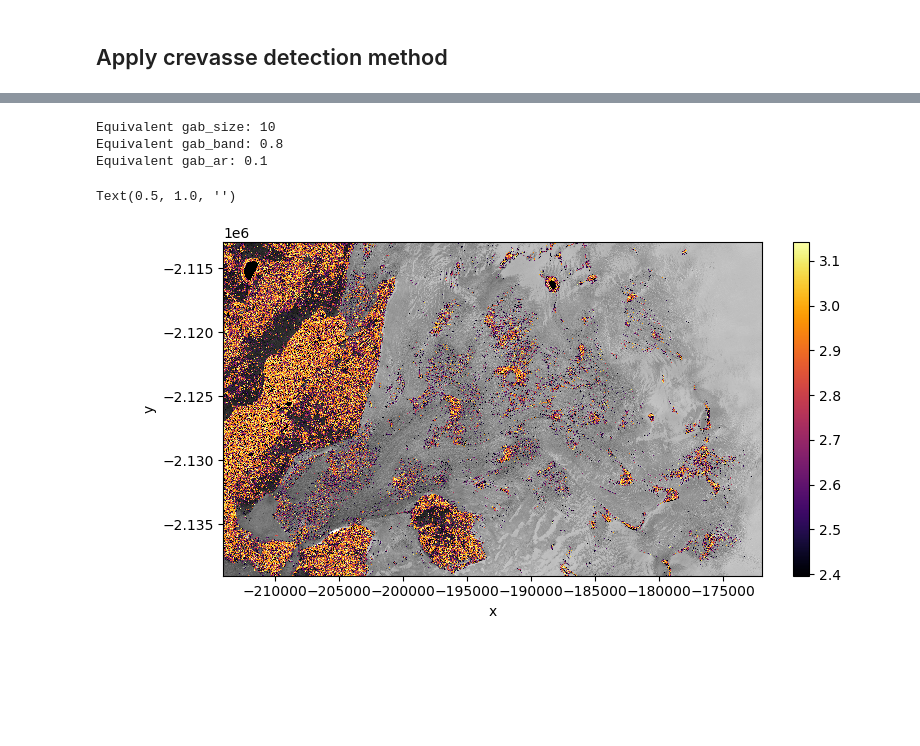
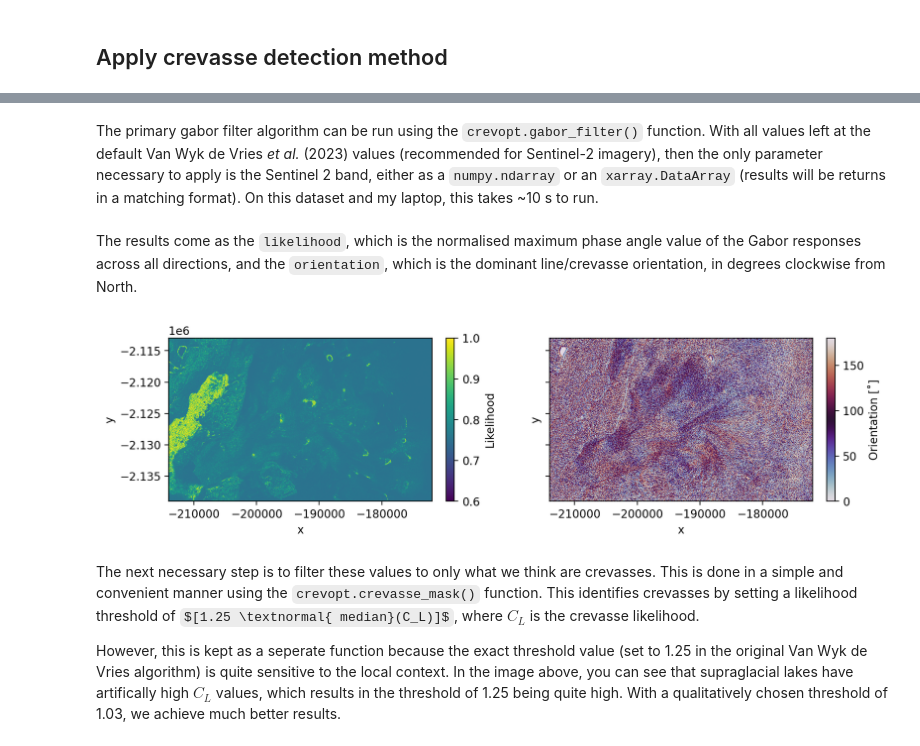
Before and after one commit to trchudley/crevopt, a Jupyter notebook: example_notebook.ipynb, the cells around one changed output, grey strips where cells are left out. Drawn from its saved outputs; the diff is of its cells as text; code cells hidden in the pictures; some formulas as TeX source; blank space fills up the shorter version.

Commit message:
revamp functions and update documentation

```diff
--- a/example_notebook.ipynb
+++ b/example_notebook.ipynb
@@ -36,47 +53,27 @@ scene_arr = scene.values.squeeze()
-# %%
-
-# defaults
-lambd=10
-sigma=4
-gamma=0.1
-mask_clip_thresh = 1.25
-
-# recalculate in MVdW variables for referecne
-print(f'Equivalent gab_size: {lambd}')
-print(f'Equivalent gab_band: {sigma / lambd/ 0.5}')
-print(f'Equivalent gab_ar: {gamma}')
-
-# Apply detection script
-mag_arr, dir_arr = crevopt.detect(
-    scene_arr,
-    lambd=lambd,
-    sigma=sigma,
-    gamma=gamma,
-    mask=True,
-    mask_clip_thresh=mask_clip_thresh,
-)
-
-# Hacky way to make the arrays back into a rioxarray
-mag = scene * 0 + mag_arr
-dir = scene * 0 + dir_arr
-# %% [output]
-Equivalent gab_size: 10
-Equivalent gab_band: 0.8
-Equivalent gab_ar: 0.1
-# %%
-plt.close()
-fig, ax = plt.subplots(layout='constrained', figsize=(7.5,4), sharex=True, sharey=True)
-
-scene.plot(cmap='Greys_r', vmin=0, vmax=1.2, ax=ax, add_colorbar=False)
-
-# Show magnitude
-mag.plot(cmap='inferno', ax=ax)
-
-# Show direction
-# dir.plot(cmap='twilight', ax=ax)
-
-ax.set_aspect('equal')
-ax.set_title(None)
-# %% [output]
-Text(0.5, 1.0, '')
-[figure, removed]
+# %% [markdown]
+The primary gabor filter algorithm can be run using the `crevopt.gabor_filter()` function. With all values left at the default Van Wyk de Vries _et al._ (2023) values (recommended for Sentinel-2 imagery), then the only parameter necessary to apply is the Sentinel 2 band, either as a `numpy.ndarray` or an `xarray.DataArray` (results will be returns in a matching format). On this dataset and my laptop, this takes ~10 s to run.
+# %%
+likelihood, orientation = crevopt.gabor_filter(scene)
+# %% [markdown]
+The results come as the `likelihood`, which is the normalised maximum phase angle value of the Gabor responses across all directions, and the `orientation`, which is the dominant line/crevasse orientation, in degrees clockwise from North.
+# %%
+plt.close()
+fig, axes = plt.subplots(ncols=2, sharex=True, sharey=True, layout='constrained', figsize=(10,2.7))
+
+ax = axes[0]
+likelihood.plot.imshow(ax=ax, cmap='viridis', vmin=0.6, vmax=1, cbar_kwargs={'label': 'Likelihood'})
+
+ax = axes[1]
+orientation.plot.imshow(ax=ax, cmap='twilight', vmin=0, vmax=180, cbar_kwargs={'label': 'Orientation [˚]'})
+
+for ax in axes.ravel():
+    ax.set_aspect('equal')
+    ax.set_title(None)
+
+plt.show()
+# %% [output]
+[figure, added]
+# %% [markdown]
+The next necessary step is to filter these values to only what we think are crevasses. This is done in a simple and convenient manner using the `crevopt.crevasse_mask()` function. This identifies crevasses by setting a likelihood threshold of $[1.25 \textnormal{ median}(C_L)]$, where $C_L$ is the crevasse likelihood.
+
+However, this is kept as a seperate function because the exact threshold value (set to 1.25 in the original Van Wyk de Vries algorithm) is quite sensitive to the local context. In the image above, you can see that supraglacial lakes have artifically high $C_L$ values, which results in the threshold of 1.25 being quite high. With a qualitatively chosen threshold of 1.03, we achieve much better results.
```
Also changed, not shown: parts of 19 cells of this notebook, 7 other files.
